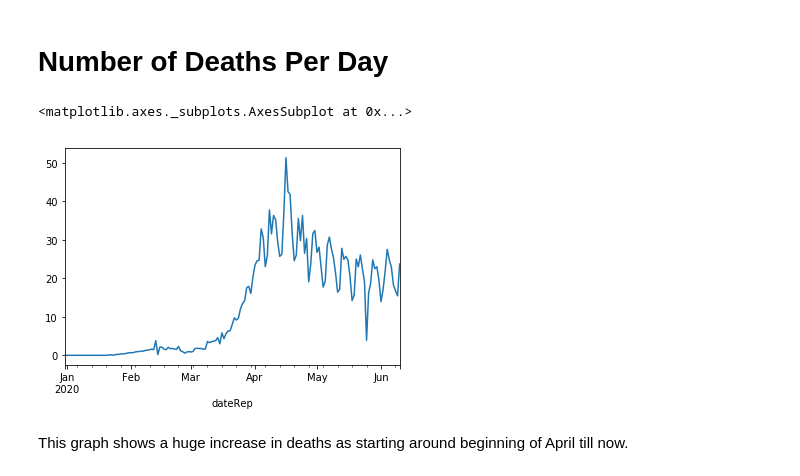
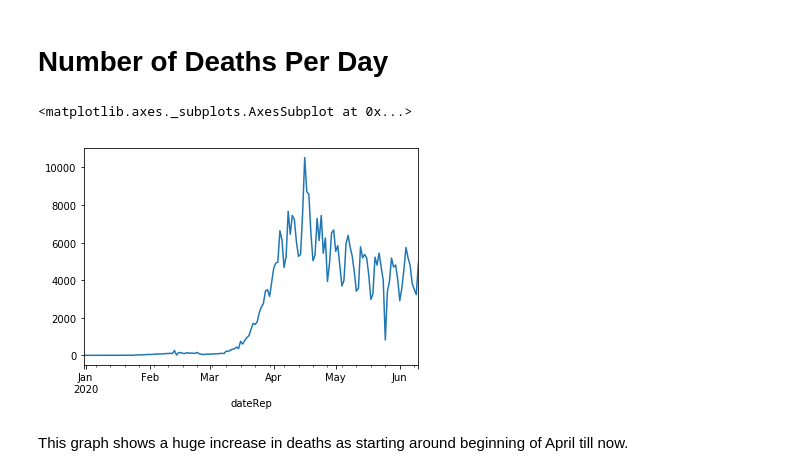
Before and after one commit to csalette/isat252, a Jupyter notebook: Isat252Final.ipynb, the cells around one changed output. Cells and saved outputs as stored; diff of their text form; code cells hidden in the pictures.

```diff
--- a/Isat252Final.ipynb
+++ b/Isat252Final.ipynb
@@ -72,11 +72,11 @@ std error is 0.00024233690333215314
 # %% [markdown]
 # Number of Deaths Per Day
 # %%
-avg_cases_per_year = df.groupby('dateRep').mean()['deaths']
+avg_cases_per_year = df.groupby('dateRep').sum()['deaths']
 avg_cases_per_year.plot()
 # %% [output]
 <matplotlib.axes._subplots.AxesSubplot at 0x...>
-[figure, old version]
+[figure, new version]
 # %% [markdown]
 This graph shows a huge increase in deaths as starting around beginning of April till now.
 # %% [markdown]
```
